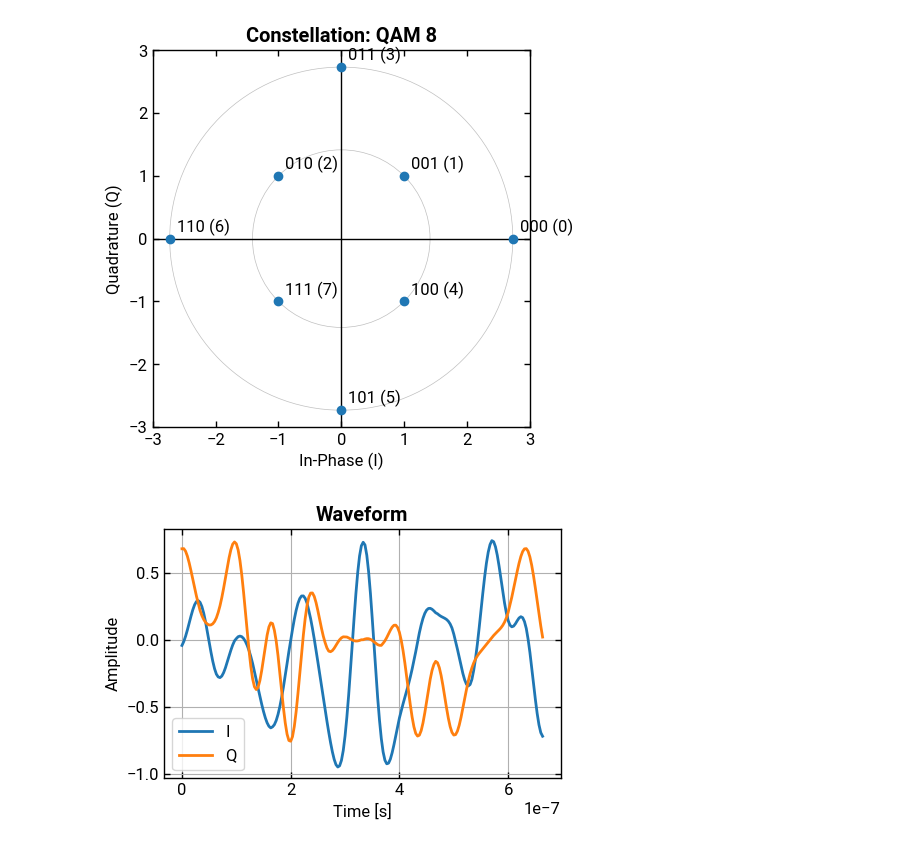
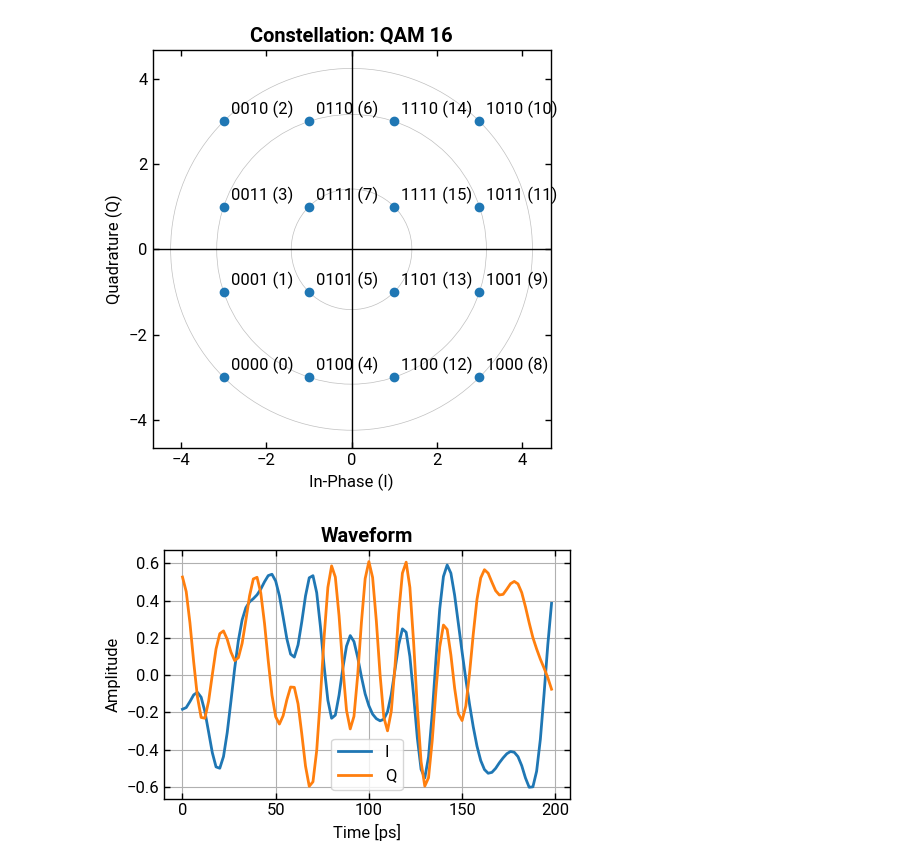
Before and after one commit to lokgar/commstools, a Jupyter notebook: examples/02-qam-waveforms.ipynb, the cells around one changed output. Cells and saved outputs as stored; diff of their text form; code cells hidden in the pictures.

```diff
--- a/examples/02-qam-waveforms.ipynb
+++ b/examples/02-qam-waveforms.ipynb
@@ -10,16 +10,16 @@ from commstools.waveforms import qam_waveform
 
 set_backend("gpu")
 # %%
-ideal_constellation(modulation="qam", order=8, show=True)
+ideal_constellation(modulation="qam", order=16, show=True)
 # %% [output]
-[figure, old version]
+[figure, new version]
 # %%
-symbol_rate = 30e6
-sampling_rate = 300e6
+symbol_rate = 100e9
+sampling_rate = 500e9
 sps = int(sampling_rate / symbol_rate)
 
 sig_4qam = qam_waveform(
-    order=8,
+    order=16,
     num_symbols=100_000,
     sps=sps,
     symbol_rate=symbol_rate,
@@ -28,7 +28,7 @@ sig_4qam = qam_waveform(
 )
 sig_4qam.plot_symbols(num_symbols=20, show=True)
 # %% [output]
-[figure, old version]
+[figure, new version]
 # %%
 sig_4qam.plot_psd(show=True, nperseg=2**14)
 sig_4qam.plot_eye(show=True)
```
Also changed, not shown: parts of 7 cells of this notebook, 3 other files.
